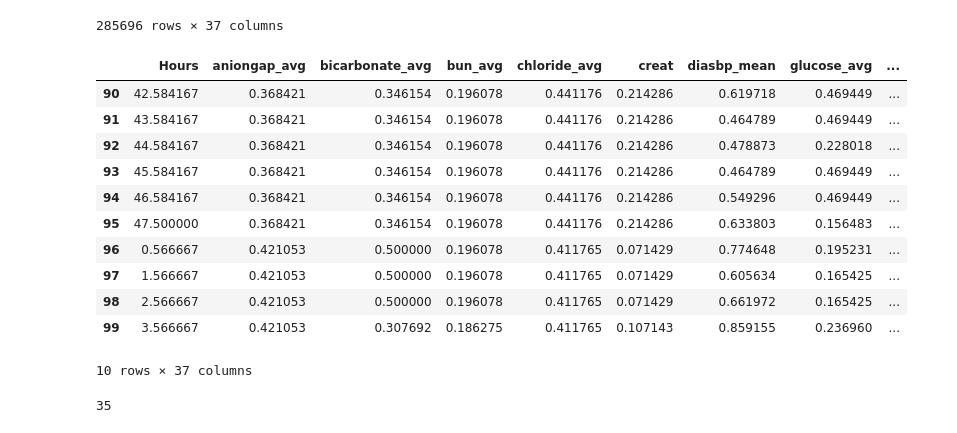
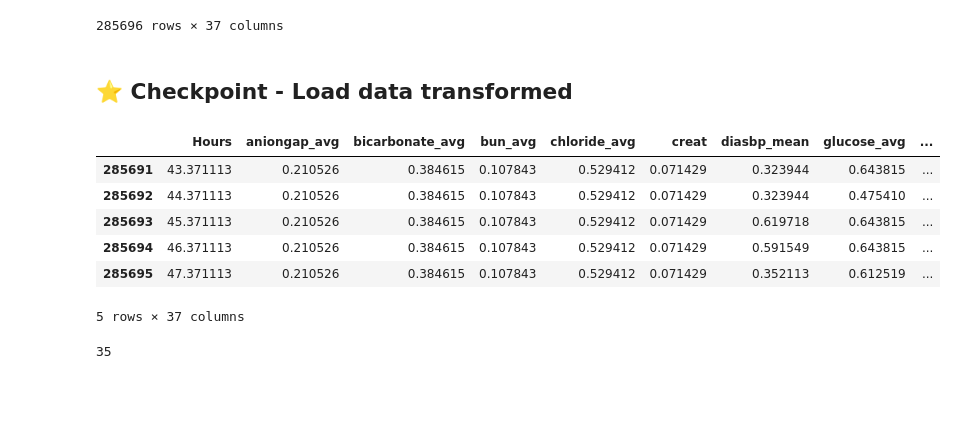
Before and after one commit to charicf/DoctorDisease2.0_AKI, a Jupyter notebook: ml_model/Explainability.ipynb, the cells around one changed output. Cells and saved outputs as stored; diff of their text form; code cells hidden in the pictures; blank space fills up the shorter version.

Commit message:
Update charts with train_data

```diff
--- a/ml_model/Explainability.ipynb
+++ b/ml_model/Explainability.ipynb
@@ -321,17 +380,19 @@ df_testdata
+# %% [markdown]
+## ⭐ Checkpoint - Load data transformed
+# %%
+# Load
+df_traindata = pd.read_csv('df_traindata.csv')
+df_testdata = pd.read_csv('df_testdata.csv')
 # %%
-df_testdata.iloc[90:100]
+# df_testdata.iloc[90:100]
+df_testdata.tail()
 # %% [output]
 |  | Hours | aniongap_avg | bicarbonate_avg | bun_avg | chloride_avg | creat | diasbp_mean | glucose_avg | ... |
-| 90 | 42.584167 | 0.368421 | 0.346154 | 0.196078 | 0.441176 | 0.214286 | 0.619718 | 0.469449 | ... |
-| 91 | 43.584167 | 0.368421 | 0.346154 | 0.196078 | 0.441176 | 0.214286 | 0.464789 | 0.469449 | ... |
-| 92 | 44.584167 | 0.368421 | 0.346154 | 0.196078 | 0.441176 | 0.214286 | 0.478873 | 0.228018 | ... |
-| 93 | 45.584167 | 0.368421 | 0.346154 | 0.196078 | 0.441176 | 0.214286 | 0.464789 | 0.469449 | ... |
-| 94 | 46.584167 | 0.368421 | 0.346154 | 0.196078 | 0.441176 | 0.214286 | 0.549296 | 0.469449 | ... |
-| 95 | 47.500000 | 0.368421 | 0.346154 | 0.196078 | 0.441176 | 0.214286 | 0.633803 | 0.156483 | ... |
-| 96 | 0.566667 | 0.421053 | 0.500000 | 0.196078 | 0.411765 | 0.071429 | 0.774648 | 0.195231 | ... |
-| 97 | 1.566667 | 0.421053 | 0.500000 | 0.196078 | 0.411765 | 0.071429 | 0.605634 | 0.165425 | ... |
-| 98 | 2.566667 | 0.421053 | 0.500000 | 0.196078 | 0.411765 | 0.071429 | 0.661972 | 0.165425 | ... |
-| 99 | 3.566667 | 0.421053 | 0.307692 | 0.186275 | 0.411765 | 0.107143 | 0.859155 | 0.236960 | ... |
+| 285691 | 43.371113 | 0.210526 | 0.384615 | 0.107843 | 0.529412 | 0.071429 | 0.323944 | 0.643815 | ... |
+| 285692 | 44.371113 | 0.210526 | 0.384615 | 0.107843 | 0.529412 | 0.071429 | 0.323944 | 0.475410 | ... |
+| 285693 | 45.371113 | 0.210526 | 0.384615 | 0.107843 | 0.529412 | 0.071429 | 0.619718 | 0.643815 | ... |
+| 285694 | 46.371113 | 0.210526 | 0.384615 | 0.107843 | 0.529412 | 0.071429 | 0.591549 | 0.643815 | ... |
+| 285695 | 47.371113 | 0.210526 | 0.384615 | 0.107843 | 0.529412 | 0.071429 | 0.352113 | 0.612519 | ... |
-10 rows × 37 columns
+5 rows × 37 columns
 # %%
 model_features = test_dataset.features
```
Also changed, not shown: parts of 62 cells of this notebook.
